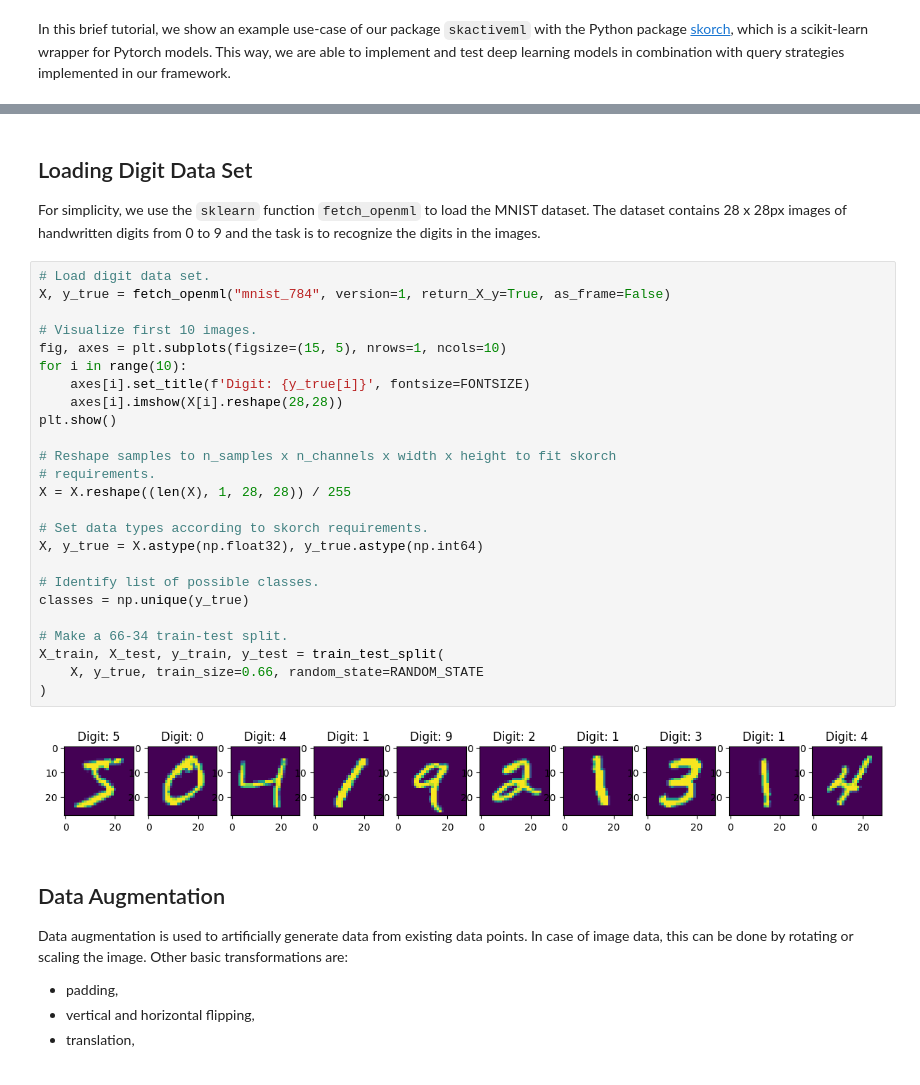
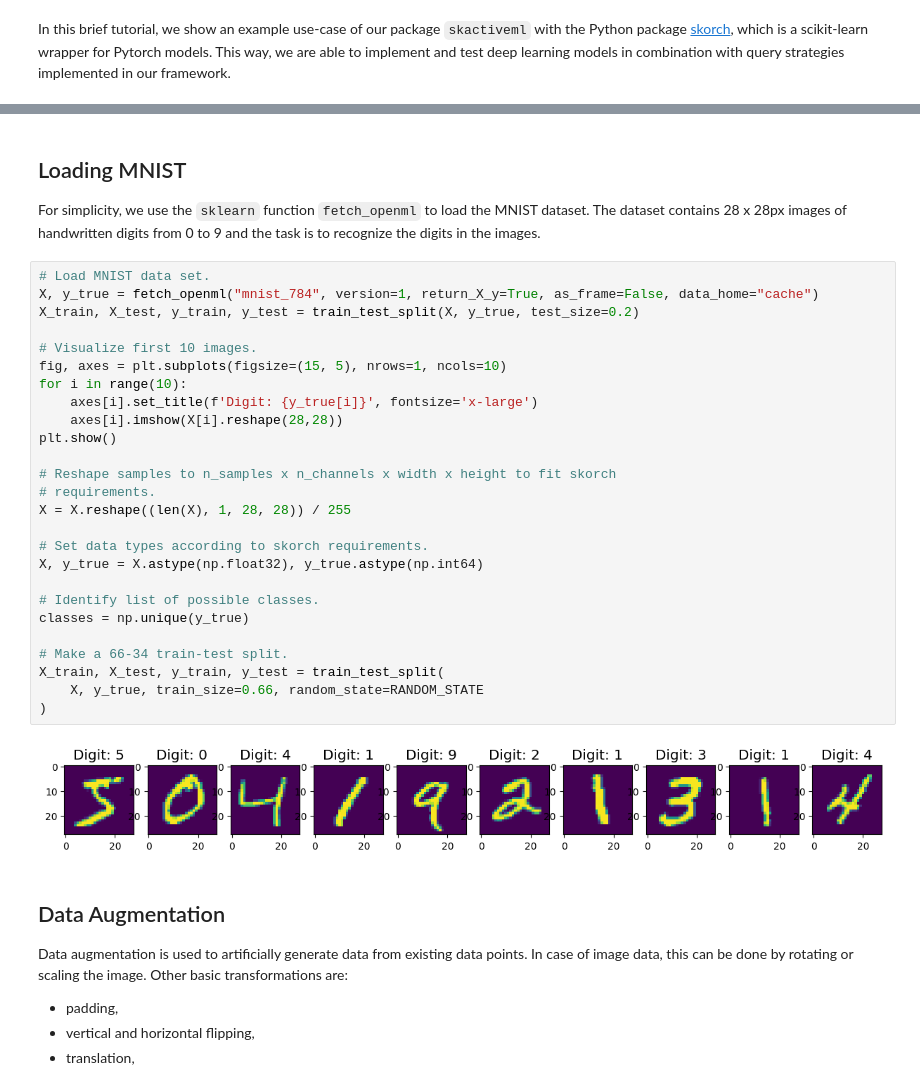
Before and after one commit to George-McNamara-Gov/scikit-activeml-sparse, a Jupyter notebook: tutorials/01_deep_pool_al_with_skorch.ipynb, the cells around one changed output, grey strips where cells are left out. Drawn from its saved outputs; the diff is of its cells as text.

```diff
--- a/tutorials/01_deep_pool_al_with_skorch.ipynb
+++ b/tutorials/01_deep_pool_al_with_skorch.ipynb
@@ -62,33 +62,34 @@ warnings.filterwarnings("ignore")
 # %% [markdown]
-## Loading Digit Data Set
+## Loading MNIST
 For simplicity, we use the `sklearn` function `fetch_openml` to load the MNIST dataset. The dataset contains 28 x 28px images of handwritten digits from 0 to 9 and the task is to recognize the digits in the images.
 # %%
-# Load digit data set.
-X, y_true = fetch_openml("mnist_784", version=1, return_X_y=True, as_frame=False)
+# Load MNIST data set.
+X, y_true = fetch_openml("mnist_784", version=1, return_X_y=True, as_frame=False, data_home="cache")
+X_train, X_test, y_train, y_test = train_test_split(X, y_true, test_size=0.2)
 
 # Visualize first 10 images.
 fig, axes = plt.subplots(figsize=(15, 5), nrows=1, ncols=10)
 for i in range(10):
-    axes[i].set_title(f'Digit: {y_true[i]}', fontsize=FONTSIZE)
+    axes[i].set_title(f'Digit: {y_true[i]}', fontsize='x-large')
     axes[i].imshow(X[i].reshape(28,28))
 plt.show()
 
 # Reshape samples to n_samples x n_channels x width x height to fit skorch
 # requirements.
 X = X.reshape((len(X), 1, 28, 28)) / 255
 
 # Set data types according to skorch requirements.
 X, y_true = X.astype(np.float32), y_true.astype(np.int64)
 
 # Identify list of possible classes.
 classes = np.unique(y_true)
 
 # Make a 66-34 train-test split.
 X_train, X_test, y_train, y_test = train_test_split(
     X, y_true, train_size=0.66, random_state=RANDOM_STATE
 )
 # %% [output]
-[figure, old version]
+[figure, new version]
 # %% [markdown]
 ## Data Augmentation
 Data augmentation is used to artificially generate data from existing data points. In case of image data, this can be done by rotating or scaling the image. Other basic transformations are:
```
Also changed, not shown: parts of 6 cells of this notebook, 5 other files.
